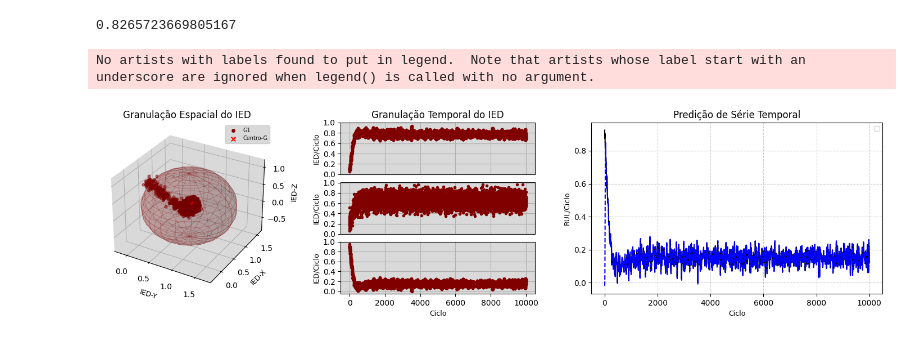
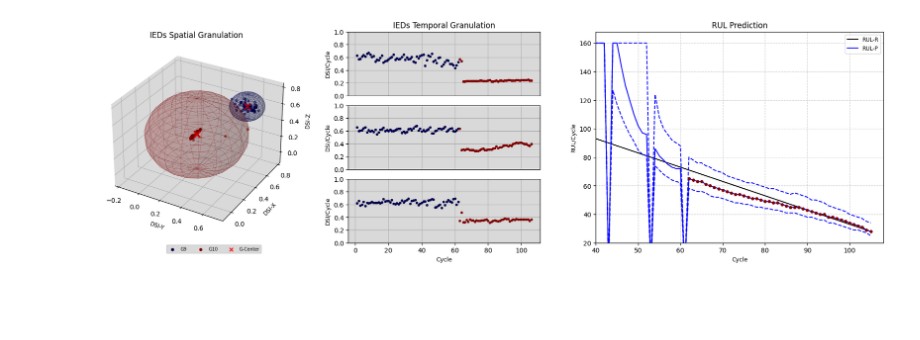
Before and after one commit to cduartes0203/Batteries_Prognostics, a Jupyter notebook: test_AutoCloudPred_R00.ipynb, the cells around one changed output. Cells and saved outputs as stored; diff of their text form; code cells hidden in the pictures; blank space fills up the shorter version.

```diff
--- a/test_AutoCloudPred_R00.ipynb
+++ b/test_AutoCloudPred_R00.ipynb
@@ -33,14 +23,6 @@ df2=normalize_df(df2)
 
 RS = pd.read_excel(r'Dataset\RS.xlsx')
 HI = pd.read_excel(r'Dataset\HI.xlsx')
-# %%
-RS = pd.DataFrame()
-RS['u1'] = df2['u1'].values
-RS['u2'] = df2['u2'].values
-RS['y1_til'] = df2['y1_til'].values
-
-HI = pd.DataFrame()
-HI['y1_til'] = df2['y1_til'].values
 # %%
 def euclidian_dist(x1,x2):
     return np.linalg.norm(x1 - x2,ord=None)
@@ -430,8 +442,13 @@ class AutoCloud:
 					#rulL = result[:, 1].tolist()
 					#rulM = result[:, 2].tolist()
 					#rulU = result[:, 3].tolist()
+					if np.linalg.norm(newCloud.mean - self.c[j].xIni) > np.linalg.norm(newCloud.mean - self.c[i].xIni):
+						newCloud.xIni = (self.c[j].xIni)
+					else:
+						newCloud.xIni = (self.c[i].xIni)
 
 					newCloud.x = x
+					newCloud.xMax = 0.5*(self.c[i].xMax + self.c[j].xMax)
 					newCloud.t = t
 					#newCloud.t2 = t2
 					#newCloud.rulL = rulL
@@ -440,7 +457,7 @@ class AutoCloud:
 					xMin = np.minimum(xMinI, xMinJ)
 					xMax = np.maximum(xMaxI, xMaxJ)
 					newCloud.xMin = xMin
-					newCloud.xMax = xMax
+					#newCloud.xMax = xMax
 					newCloud.AdjustBounds(X)
 
 					self.MergeCloudsRNN(self.c[i],self.c[j],newCloud)
@@ -493,11 +510,12 @@ class AutoCloud:
 				m = ((n-1)/n)*cloud.mean + (1/n)*X
 				mT = ((n-1)/n) * cloud.meant + (X.dot(X))/n
 				v = mT-m.dot(m)
+				ecc = ((1/n)+((m-X).T.dot(m-X))/(n*v))
 				n_ecc = ((1/n)+((m-X).T.dot(m-X))/(n*v))/2
-				n_tip = (1 - (((1/n)+((m-X).T.dot(m-X))/(n*v))-(1e-12)))/(self.k-2)
+				n_tip = (1 - (((1/n)+((m-X).T.dot(m-X))/((n*v))-(1e-12))))/(self.k-2)
 
 				if(n_ecc<=(self.m**2 +1)/(2*n)):
-					#print(n_ecc,(self.m**2 +1)/(2*n))
+
 					cloud.AdjustBounds(X)
 					createCloud= False
 					params[i] = [n,m,mT,v,n_tip]
@@ -514,8 +532,11 @@ class AutoCloud:
 
 			for i,cloud in enumerate(self.c):
 				if self.alfa[i]>0:
+					#print(self.k,cloud.ID)
 					n,m,mT,v,n_tip = params[i]
 					cloud.updateDataCloud(n,m,mT,v,n_tip,self.k,X,self.store)
+					#cloud.ecc = np.append(cloud.ecc,ecc)
+					#print(ecc, np.sum(cloud.ecc))
 
 			if(createCloud):
 				self.CreateCloud(X,self.store)
@@ -535,54 +556,25 @@ class AutoCloud:
 # %%
 params =  {'nI': 11, 'nR': 49, 'nO': 27, 'N1': 0.1, 'N2': 0.0001, 'N3': 0.001,
             'τ': 23, 'mode': 'ahead', 'act': 'tanh'}
 nI,nR,nO,N1,N2,N3,τ,mode,act= list(params.values())
-#X, Y = PrepareData(HI.iloc[:,-1].values,nI,nO,mode)
-Y, Z = PrepareData(HI.iloc[:,-1],nI,nO,mode)
+v1,v2 = [],[]
+X, Y = PrepareData(HI['PC1'].values,nI,nO,mode)
+Y, Z = PrepareData(sig,nI,nO,mode)
 X = []
 for i in range(len(RS)-1):
    X.append(RS.iloc[i:i+1,:].values.flatten())
 X = X[-len(Y):-2]
-teda=AutoCloud(m=5,nI=nI,nR=nR,nO=nO,ηS=[N1,N2,N3],mode=mode,
-               tau=τ,rho=0.003,eol=0.75,ref=len(sig)-nI,wtaG=True,wtaP=False)
-for j,_ in enumerate(X[:100]):
+teda=AutoCloud(m=1.9,nI=nI,nR=nR,nO=nO,ηS=[N1,N2,N3],mode=mode,
+               tau=τ,rho=0.003,eol=0.75,ref=len(sig)-nI,wtaG=False,wtaP=False)
+for j,_ in enumerate(X[:]):
     teda.run(X[j])
-    #teda.RULInterv(Y[j])
-    #teda.RULSingle(Y[j])
-    teda.PredictTS(Y[j])
+    teda.RULInterv(Y[j])
     teda.Adapt(Y[j],Z[j])
 
 teda.CloudOtimization()
-print(teda.vSum)
+#print(teda.vSum)
 #PlotDSI_2D_PLT(teda,ftrs=3,ncol=2,language='en')
-#PlotDSI_3D_PLT(teda,language='en',anchor=(0.85, -0.05),ncol=5,xi=40,xf=108,yi=20,w=20,h=6)
-#PlotPred_3D_PLT(teda)
+PlotDSI_3D_PLT(teda,language='en',anchor=(0.85, -0.05),ncol=5,xi=40,xf=108,yi=20,w=18,h=6)
+PlotGranulesSpace(teda,w=800)
+# %% [output]
+[figure, added]
-# %%
-params =  {'nI': 3, 'nR': 49, 'nO': 1, 'N1': 0.1, 'N2': 0.0001, 'N3': 0.001,
-            'τ': 23, 'mode': 'ahead', 'act': 'tanh'}
-nI,nR,nO,N1,N2,N3,τ,mode,act= list(params.values())
-
-X = RS.values[nI-1:]
-Y, Z = PrepareData(HI.iloc[:,-1],3,1,mode)
-
-
-teda=AutoCloud(m=5,nI=nI,nR=nR,nO=nO,ηS=[N1,N2,N3],mode=mode,
-               tau=τ,rho=0.003,eol=0.75,ref=len(sig)-nI,wtaG=True,wtaP=False)
-for j,_ in enumerate(X[:10000]):
-    teda.run(X[j])
-    #teda.RULInterv(Y[j])
-    #teda.RULSingle(Y[j])
-    teda.PredictTS(Y[j])
-    teda.Adapt(Y[j],Z[j])
-
-teda.CloudOtimization()
-print(teda.vSum)
-#PlotDSI_2D_PLT(teda,ftrs=3,ncol=2,language='en')
-#PlotDSI_3D_PLT(teda,language='en',anchor=(0.85, -0.05),ncol=5,xi=40,xf=108,yi=20,w=20,h=6)
-#PlotPred_3D_PLT(teda)
-# %% [output]
-0.8265723669805167
-# %%
-PlotPred_3D_PLT(teda)
-# %% [output]
-No artists with labels found to put in legend.  Note that artists whose label start with an underscore are ignored when legend() is called with no argument.
-[figure, removed]
```
Also changed, not shown: parts of 17 cells of this notebook, 5 other files.
